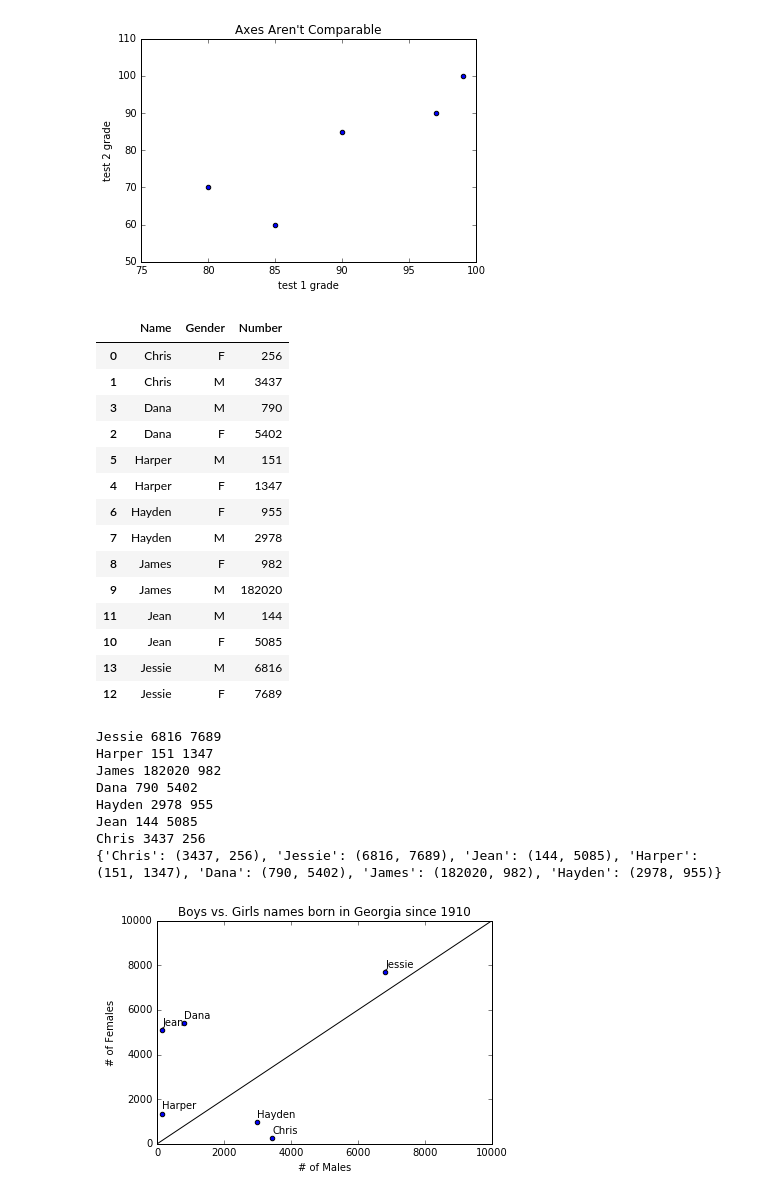
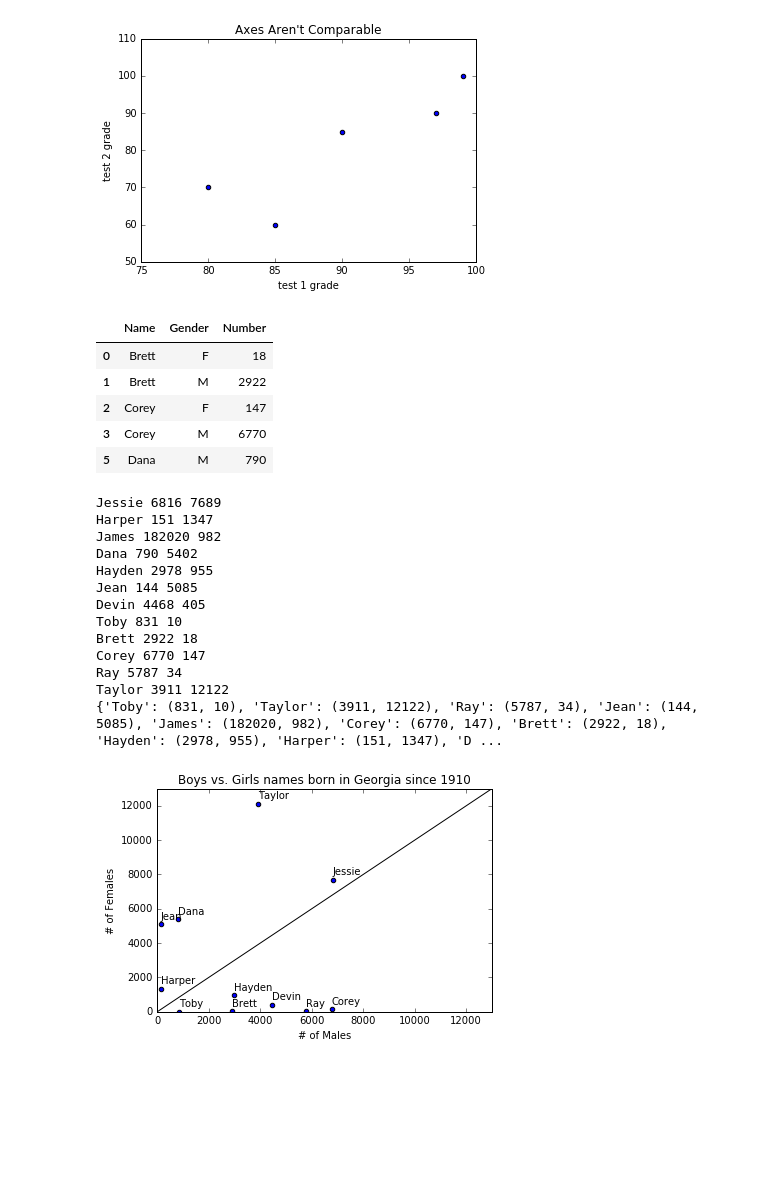
Before and after one commit to tylerburnham42/DataScienceCourseWork, a Jupyter notebook: Project 1/Chapter 3 Visualizing Data.ipynb, the cells around one changed output. Cells and saved outputs as stored; diff of their text form; code cells hidden in the pictures; blank space fills up the shorter version.

```diff
--- a/Project 1/Chapter 2 Visualizing Data.ipynb
+++ b/Project 1/Chapter 3 Visualizing Data.ipynb
@@ -212,30 +279,21 @@ plt.show()
 # %% [output]
 [figure]
 # %%
-Names = ["Jessie","Harper","James","Dana","Hayden","Jean","Chris"]
+Names = ["Jessie","Harper","James","Dana","Hayden","Jean","Devin","Toby","Brett","Corey","Ray","Taylor"]
 babies = pd.read_csv('data/ga_baby_names.csv')
 babies = babies[(babies.Name.isin(Names))]
 del babies["State"]
 del babies["Year"]
 babies = babies.groupby(['Name','Gender'], as_index=False).sum().sort_values(['Name','Number'])
 
-babies
+babies.head(5)
 # %% [output]
 |  | Name | Gender | Number |
-| 0 | Chris | F | 256 |
-| 1 | Chris | M | 3437 |
-| 3 | Dana | M | 790 |
-| 2 | Dana | F | 5402 |
-| 5 | Harper | M | 151 |
-| 4 | Harper | F | 1347 |
-| 6 | Hayden | F | 955 |
-| 7 | Hayden | M | 2978 |
-| 8 | James | F | 982 |
-| 9 | James | M | 182020 |
-| 11 | Jean | M | 144 |
-| 10 | Jean | F | 5085 |
-| 13 | Jessie | M | 6816 |
-| 12 | Jessie | F | 7689 |
+| 0 | Brett | F | 18 |
+| 1 | Brett | M | 2922 |
+| 2 | Corey | F | 147 |
+| 3 | Corey | M | 6770 |
+| 5 | Dana | M | 790 |
 # %%
 table = {}
 for name in Names:
@@ -252,28 +310,33 @@ James 182020 982
 Dana 790 5402
 Hayden 2978 955
 Jean 144 5085
-Chris 3437 256
-{'Chris': (3437, 256), 'Jessie': (6816, 7689), 'Jean': (144, 5085), 'Harper': (151, 1347), 'Dana': (790, 5402), 'James': (182020, 982), 'Hayden': (2978, 955)}
+Devin 4468 405
+Toby 831 10
+Brett 2922 18
+Corey 6770 147
+Ray 5787 34
+Taylor 3911 12122
+{'Toby': (831, 10), 'Taylor': (3911, 12122), 'Ray': (5787, 34), 'Jean': (144, 5085), 'James': (182020, 982), 'Corey': (6770, 147), 'Brett': (2922, 18), 'Hayden': (2978, 955), 'Harper': (151, 1347), 'D ...
 # %%
 for name in table:
     x = table[name][0]
     y = table[name][1]
     plt.scatter(x,y)
     plt.annotate(name,
         xy=(x, y), # put the label with its point
         xytext=(0, 5), # but slightly offset
         textcoords='offset points')
 
-plt.plot([0, 20000], [0, 20000], 'k-', lw=1)
+plt.plot([0, 13000], [0, 13000], 'k-', lw=1)
 
 plt.title("Boys vs. Girls names born in Georgia since 1910")
 plt.xlabel("# of Males")
 plt.ylabel("# of Females")
 axes = plt.gca()
-axes.set_xlim([0,10000])
-axes.set_ylim([0,10000])
+axes.set_xlim([0,13000])
+axes.set_ylim([0,13000])
 
 
 plt.show()
 # %% [output]
-[figure, old version]
+[figure, new version]
```
Also changed, not shown: parts of 6 cells of this notebook, 1 other file.
